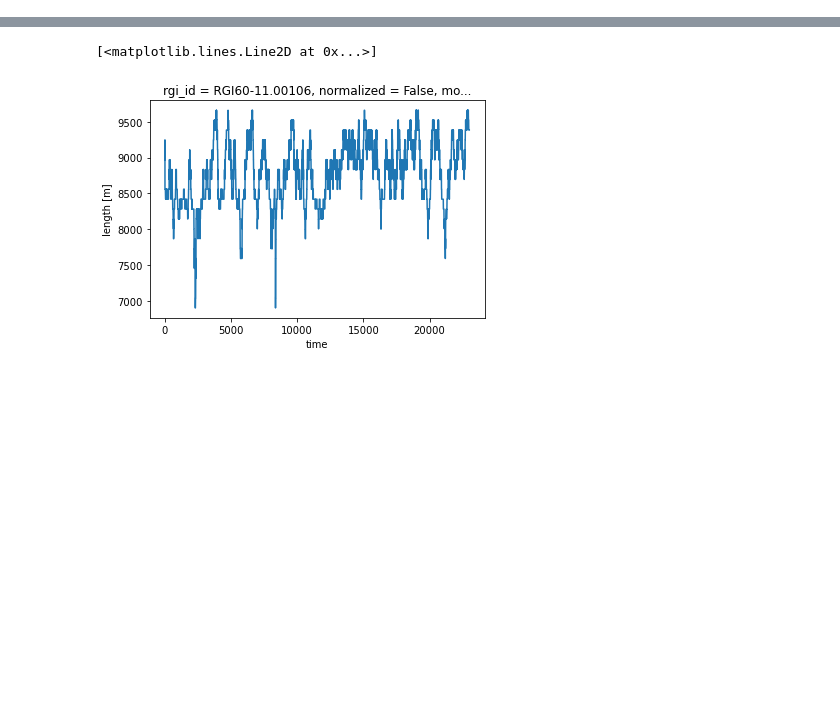
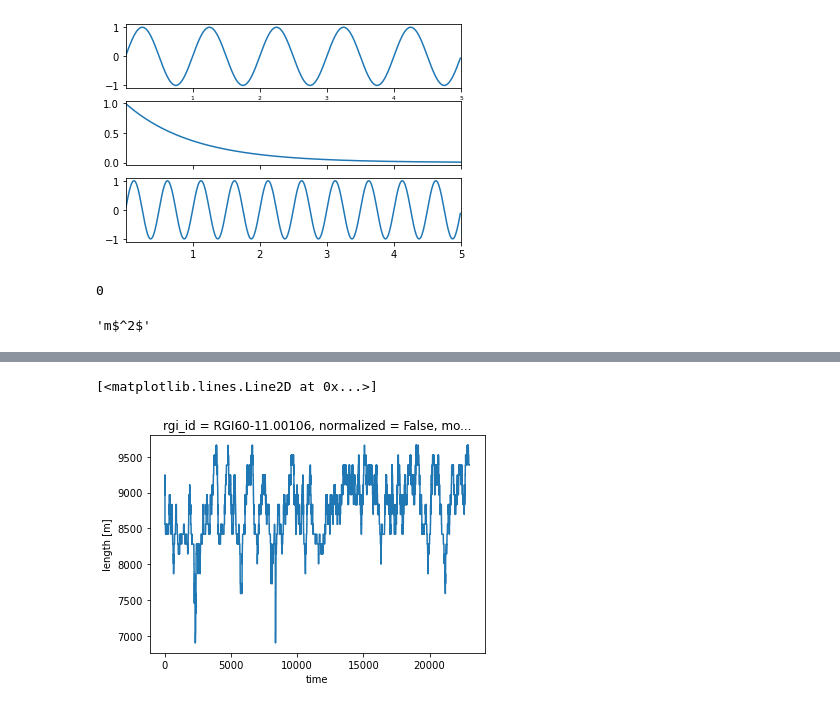
Before and after one commit to oberrauch/vascaling, a Jupyter notebook: notebooks/tmp.ipynb, the cells around one changed output, grey strips where cells are left out. Saved outputs shown, nothing was run; the diff lists cells and outputs as text; code cells hidden in the pictures; blank space fills up the shorter version.

```diff
--- a/notebooks/tmp.ipynb
+++ b/notebooks/tmp.ipynb
@@ -0,0 +266,26 @@
+# %%
+import matplotlib.pyplot as plt
+import numpy as np
+
+t = np.arange(0.01, 5.0, 0.01)
+s1 = np.sin(2 * np.pi * t)
+s2 = np.exp(-t)
+s3 = np.sin(4 * np.pi * t)
+
+ax1 = plt.subplot(311)
+plt.plot(t, s1)
+plt.setp(ax1.get_xticklabels(), fontsize=6)
+
+# share x only
+ax2 = plt.subplot(312, sharex=ax1)
+plt.plot(t, s2)
+# make these tick labels invisible
+plt.setp(ax2.get_xticklabels(), visible=False)
+
+# share x and y
+ax3 = plt.subplot(313, sharex=ax1, sharey=ax1)
+plt.plot(t, s3)
+plt.xlim(0.01, 5.0)
+plt.show()
+# %% [output]
+[figure, added]
@@ -0,0 +296,12 @@
+# %%
+i = 100
+a = 1 if i<100 else 2 if i>100 else 0
+a
+# %% [output]
+0
+# %%
+var = 'length'
+unit = 'm$^3$' if var=='volume' else 'm$^2$' if var=='area' else 'm'
+a
+# %% [output]
+'m$^2$'
```
Also changed, not shown: parts of 30 cells of this notebook, 24 other files.
